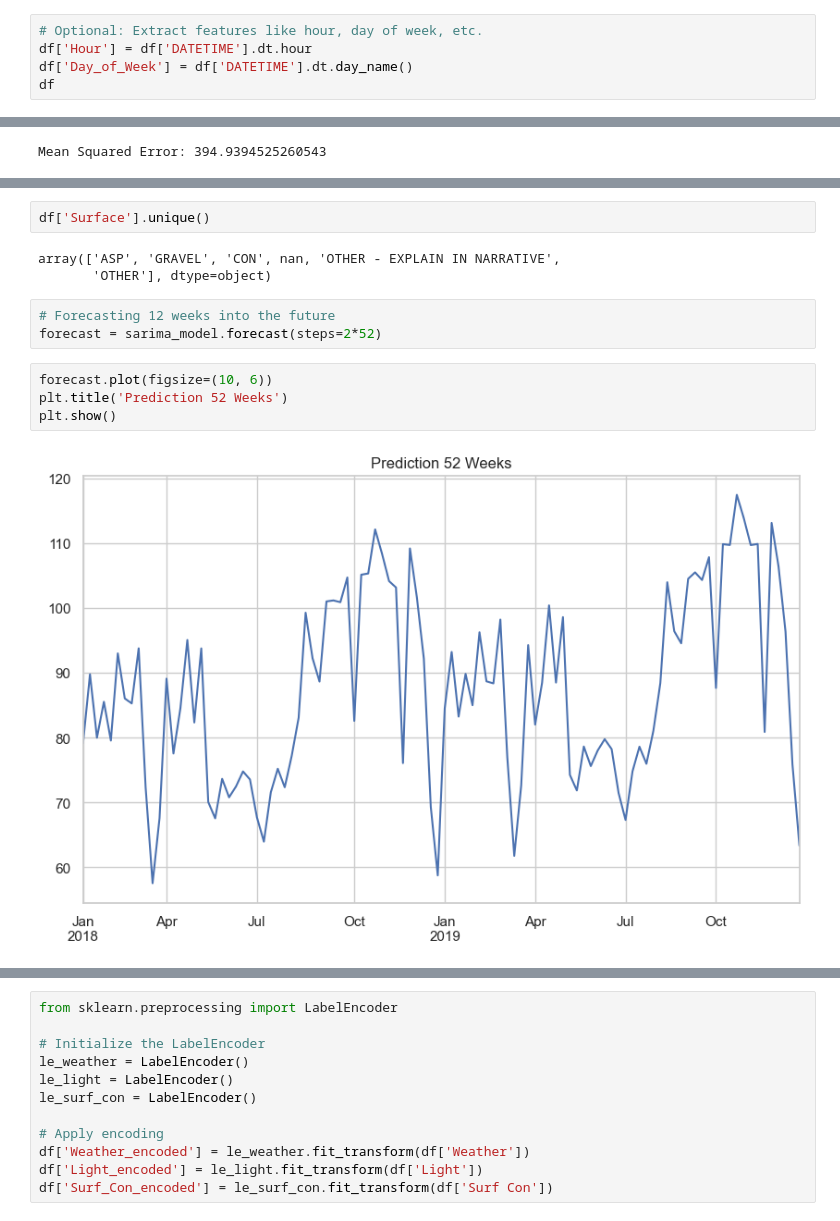
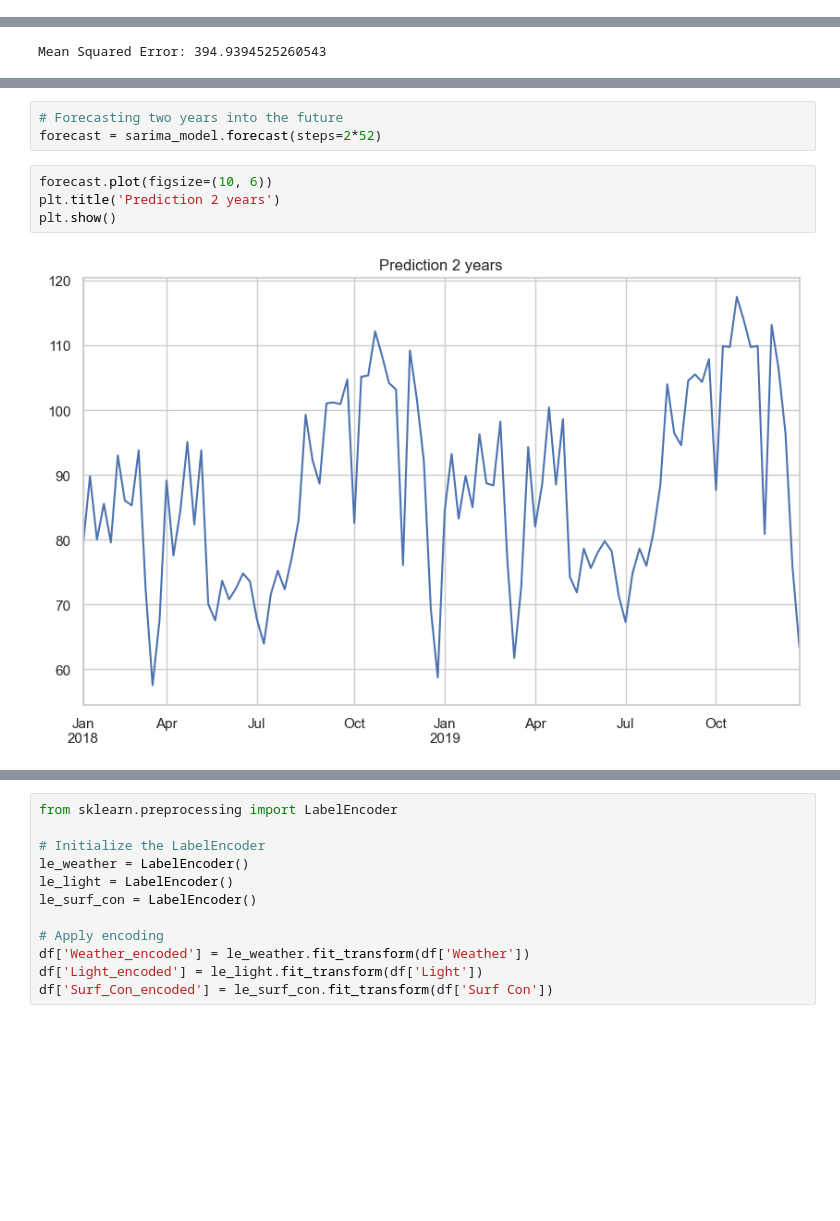
Before and after one commit to EgaTypeR/traffic-crash-forecasting, a Jupyter notebook: forcasting.ipynb, the cells around one changed output, grey strips where cells are left out. Drawn from its saved outputs; the diff is of its cells as text; blank space fills up the shorter version.

```diff
--- a/forcasting.ipynb
+++ b/forcasting.ipynb
@@ -51,8 +53,3 @@ df['DATE'] = pd.to_datetime(df['DATE'], infer_datetime_format=True)
 df['TIME'] = df['TIME'].apply(convert_time)
 # %%
 df['DATETIME'] = df.apply(lambda row: datetime.combine(row['DATE'], row['TIME']), axis=1)
-# %%
-# Optional: Extract features like hour, day of week, etc.
-df['Hour'] = df['DATETIME'].dt.hour
-df['Day_of_Week'] = df['DATETIME'].dt.day_name()
-df
@@ -235,14 +182,9 @@ Index(['Agency', 'City', 'DATE', 'TIME', 'VEH#', 'Trailers', 'INJ', 'DEAD',
-# %%
-df['Surface'].unique()
-# %% [output]
-array(['ASP', 'GRAVEL', 'CON', nan, 'OTHER - EXPLAIN IN NARRATIVE',
-       'OTHER'], dtype=object)
 # %%
-# Forecasting 12 weeks into the future
+# Forecasting two years into the future
 forecast = sarima_model.forecast(steps=2*52)
 # %%
 forecast.plot(figsize=(10, 6))
-plt.title('Prediction 52 Weeks')
+plt.title('Prediction 2 years')
 plt.show()
 # %% [output]
-[figure, old version]
+[figure, new version]
```
Also changed, not shown: parts of 17 cells of this notebook.
